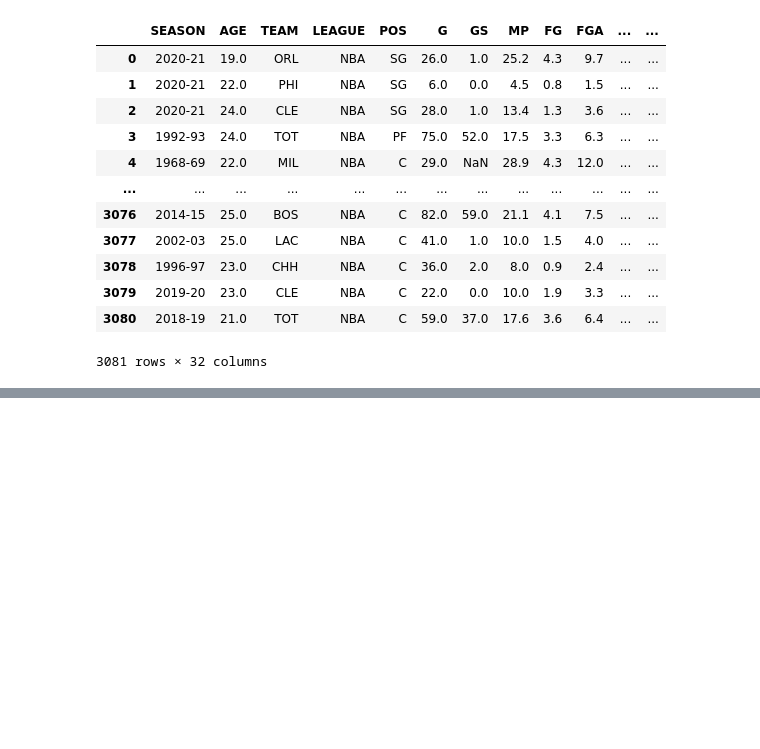
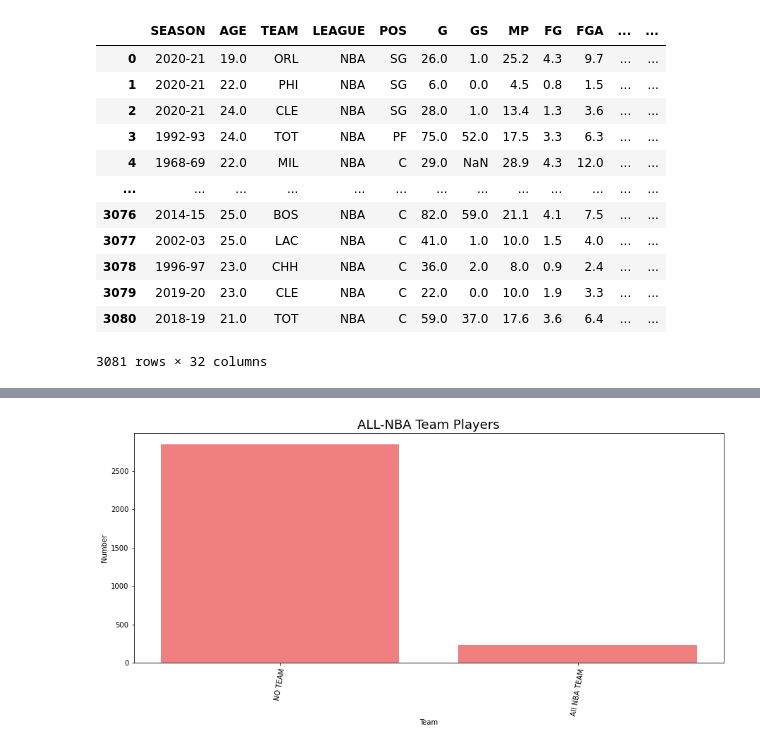
Before and after one commit to hs1692/All-NBA-Team-Analysis, a Jupyter notebook: EDA for slides.ipynb, the cells around one changed output, grey strips where cells are left out. Saved outputs shown, nothing was run; the diff lists cells and outputs as text; code cells hidden in the pictures; blank space fills up the shorter version.

```diff
--- a/EDA for slides.ipynb
+++ b/EDA for slides.ipynb
@@ -25,0 +32,2 @@ df
+# %%
+df['target']=df['target'].map({1:'All NBA TEAM', 0:'NO TEAM'})
@@ -25,0 +56,17 @@ df
+# %%
+#Analysis to see most popular genres produced.
+counts = df['target'].value_counts()
+high_counts = counts[counts >= 200]
+colors=['steelblue'] *22
+colors[0:4]=['lightcoral']*4
+
+fig, ax = plt.subplots(figsize=(15, 6))
+
+plt.title('ALL-NBA Team Players',fontsize=18)
+plt.xlabel('Team')
+plt.ylabel('Number')
+
+ax.bar(x=high_counts.index, height=high_counts,color=colors)
+ax.set_xticklabels(labels=high_counts.index, rotation=80);
+# %% [output]
+[figure, added]
```
Also changed, not shown: parts of 20 cells of this notebook, 7 other files.
